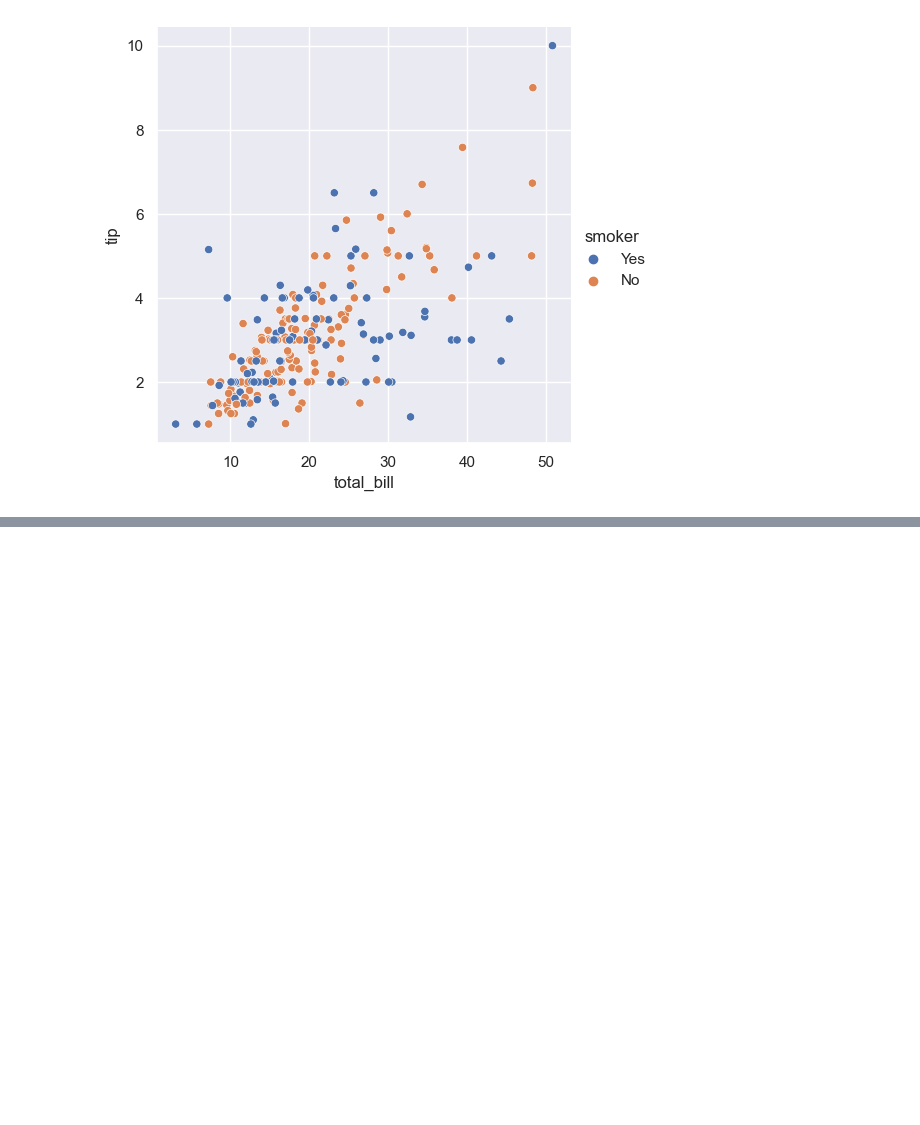
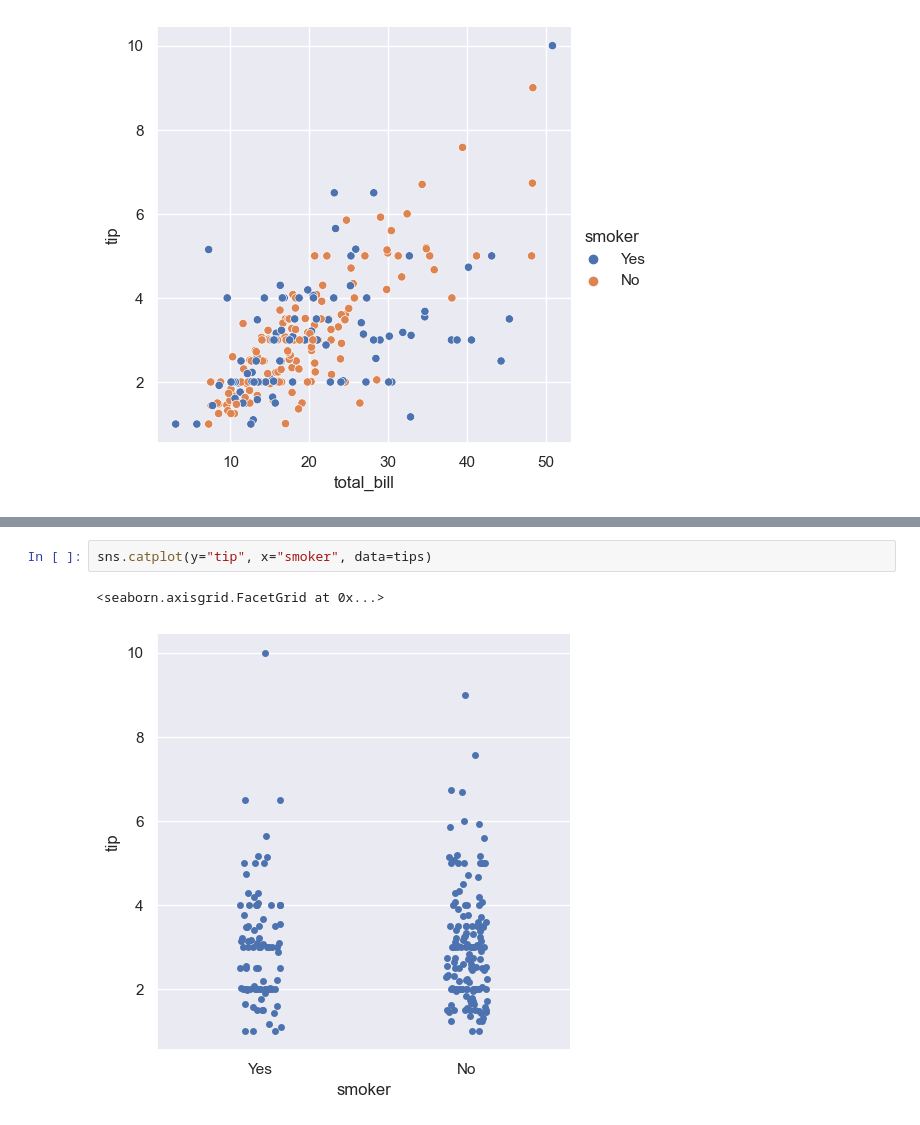
Before and after one commit to abhisunny2610/Data-Science, a Jupyter notebook: Visualization/PW SKILLS/Seaborn.ipynb, the cells around one changed output, grey strips where cells are left out. Drawn from its saved outputs; the diff is of its cells as text; blank space fills up the shorter version.

```diff
--- a/Visualization/PW SKILLS/Seaborn.ipynb
+++ b/Visualization/PW SKILLS/Seaborn.ipynb
@@ -83,0 +110,5 @@ sns.relplot(x="total_bill", y="tip", hue = "smoker", data = tips)
+# %%
+sns.catplot(y="tip", x="smoker", data=tips)
+# %% [output]
+<seaborn.axisgrid.FacetGrid at 0x...>
+[figure, added]
```
Also changed, not shown: parts of 8 cells of this notebook.
